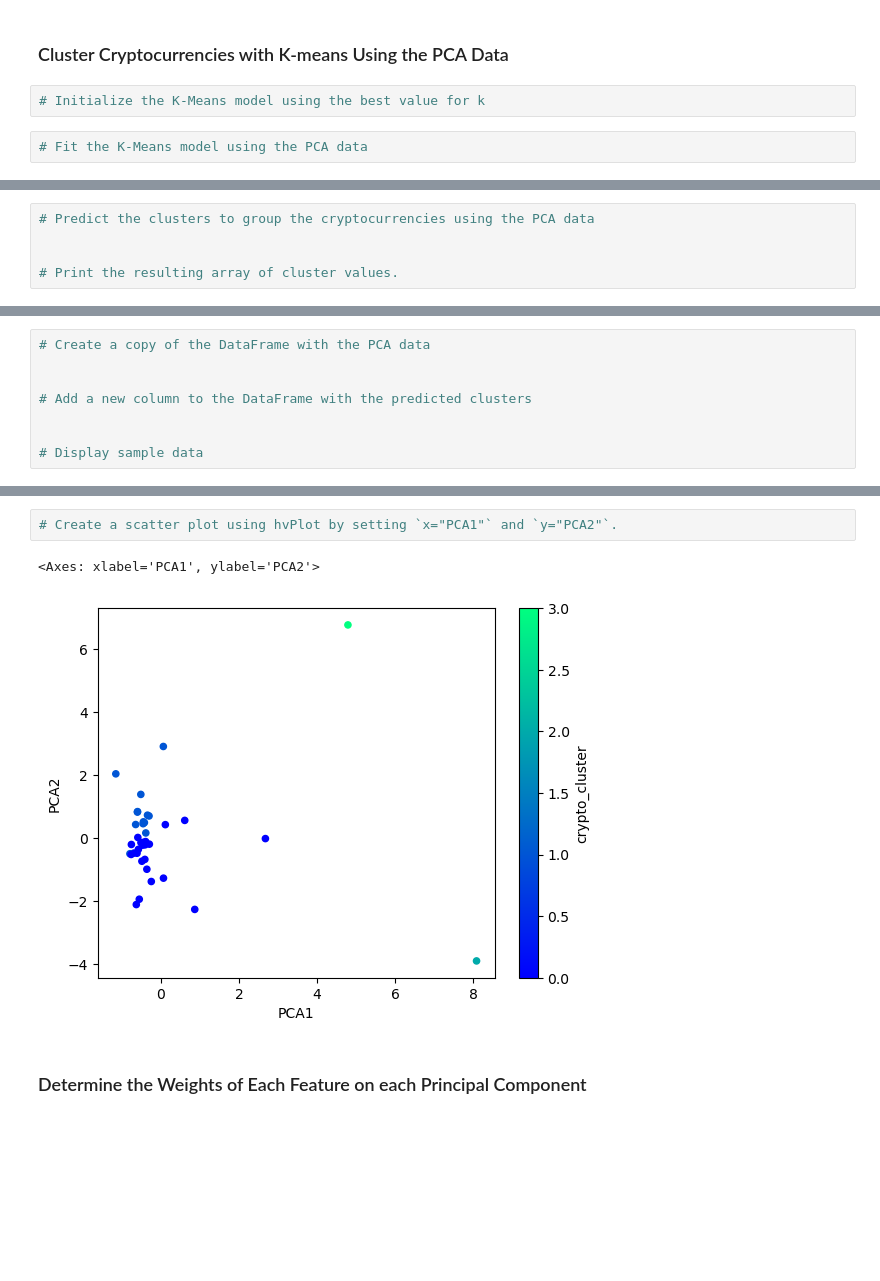
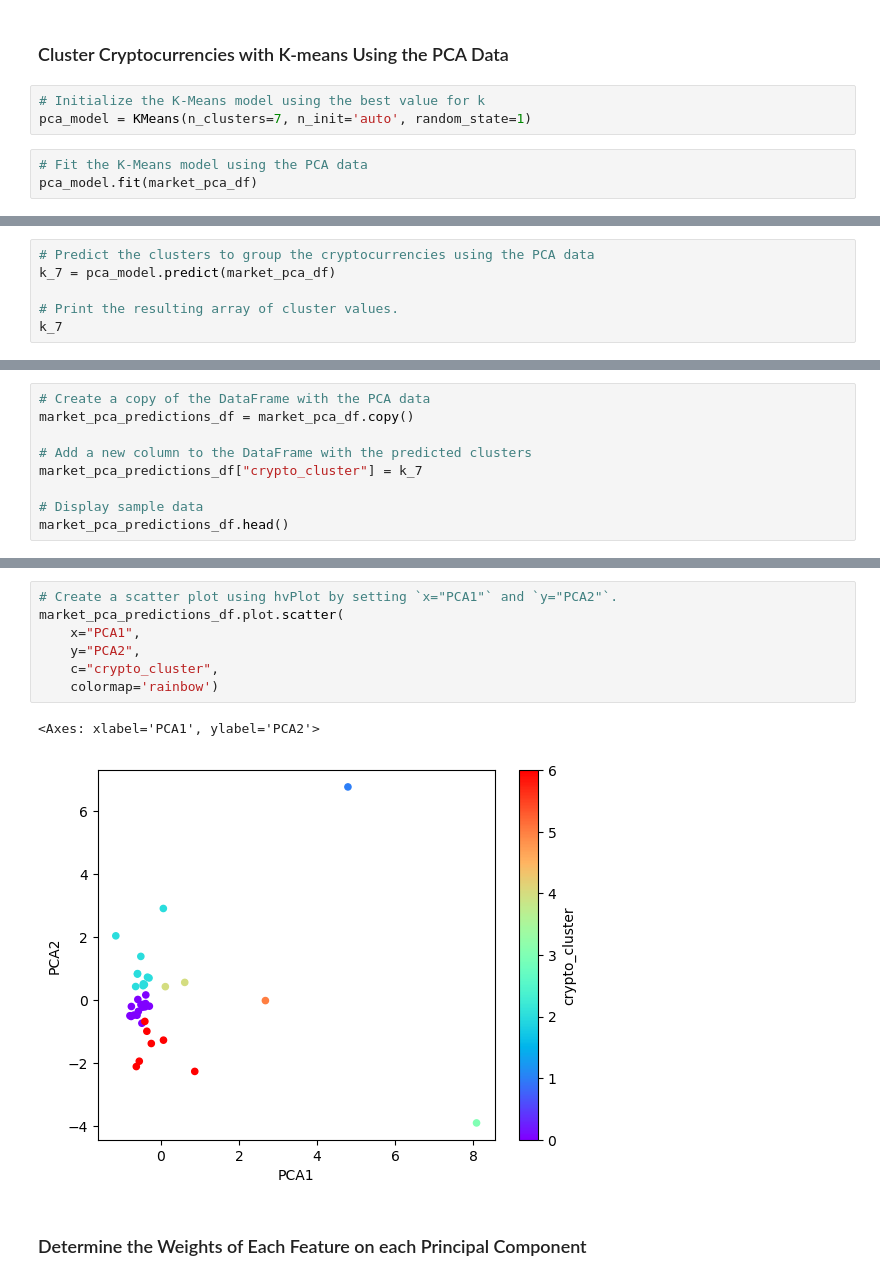
Before and after one commit to srhill12/CryptoClustering, a Jupyter notebook: Crypto_Clustering_starter_code.ipynb, the cells around one changed output, grey strips where cells are left out. Saved outputs shown, nothing was run; the diff lists cells and outputs as text; blank space fills up the shorter version.

```diff
--- a/Crypto_Clustering_starter_code.ipynb
+++ b/Crypto_Clustering_starter_code.ipynb
@@ -331,5 +332,7 @@ df_elbow_pca.plot.line(
 ### Cluster Cryptocurrencies with K-means Using the PCA Data
 # %%
 # Initialize the K-Means model using the best value for k
+pca_model = KMeans(n_clusters=7, n_init='auto', random_state=1)
 # %%
 # Fit the K-Means model using the PCA data
+pca_model.fit(market_pca_df)
@@ -336,5 +341,6 @@ df_elbow_pca.plot.line(
 # %%
 # Predict the clusters to group the cryptocurrencies using the PCA data
-
+k_7 = pca_model.predict(market_pca_df)
 
 # Print the resulting array of cluster values.
+k_7
@@ -341,11 +351,12 @@ df_elbow_pca.plot.line(
 # %%
 # Create a copy of the DataFrame with the PCA data
-
+market_pca_predictions_df = market_pca_df.copy()
 
 # Add a new column to the DataFrame with the predicted clusters
-
+market_pca_predictions_df["crypto_cluster"] = k_7
 
 # Display sample data
+market_pca_predictions_df.head()
 # %% [output]
 |  | PCA1 | PCA2 | PCA3 | crypto_cluster |
 | coin_id |  |  |  |  |
@@ -357,8 +376,13 @@ df_elbow_pca.plot.line(
 # %%
 # Create a scatter plot using hvPlot by setting `x="PCA1"` and `y="PCA2"`.
+market_pca_predictions_df.plot.scatter(
+    x="PCA1",
+    y="PCA2",
+    c="crypto_cluster",
+    colormap='rainbow')
 # %% [output]
 <Axes: xlabel='PCA1', ylabel='PCA2'>
-[figure, old version]
+[figure, new version]
 # %% [markdown]
 ### Determine the Weights of Each Feature on each Principal Component
 # %%
```
Also changed, not shown: parts of 8 cells of this notebook.
